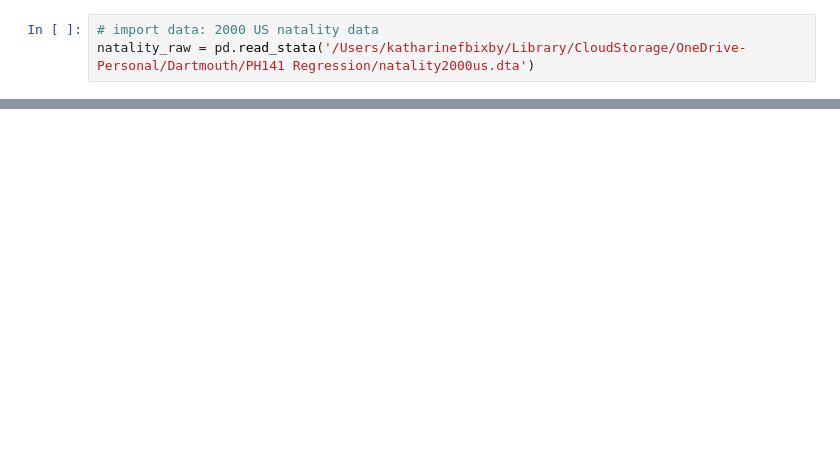
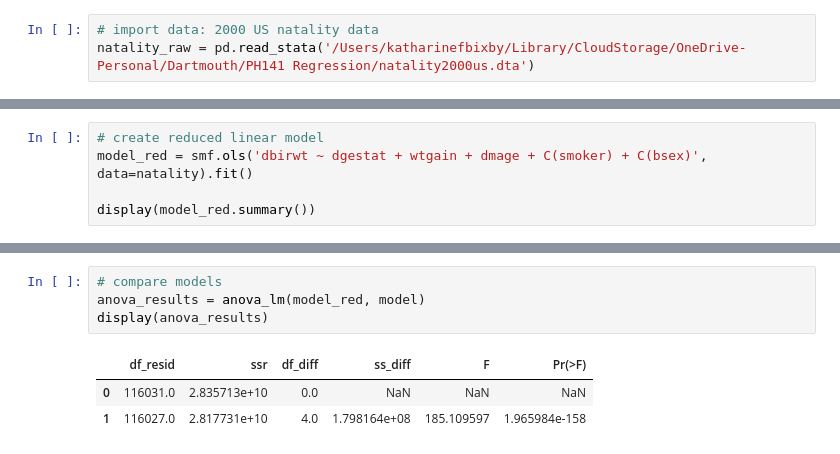
Before and after one commit to k8bixby/Jean, a Jupyter notebook: BirthWeightModel_Multiple.ipynb, the cells around one changed output, grey strips where cells are left out. Saved outputs shown, nothing was run; the diff lists cells and outputs as text; blank space fills up the shorter version.

```diff
--- a/BirthWeightModel_Multiple.ipynb
+++ b/BirthWeightModel_Multiple.ipynb
@@ -139,0 +146,5 @@ Notes:
+# %%
+# create reduced linear model
+model_red = smf.ols('dbirwt ~ dgestat + wtgain + dmage + C(smoker) + C(bsex)', data=natality).fit()
+
+display(model_red.summary())
@@ -140,3 +175,11 @@ Notes:
+# %%
+# compare models
+anova_results = anova_lm(model_red, model)
+display(anova_results)
+# %% [output]
+|  | df_resid | ssr | df_diff | ss_diff | F | Pr(>F) |
+| 0 | 116031.0 | 2.835713e+10 | 0.0 | NaN | NaN | NaN |
+| 1 | 116027.0 | 2.817731e+10 | 4.0 | 1.798164e+08 | 185.109597 | 1.965984e-158 |
 # %%
 # call residulals from model
 residuals = model.resid
```
Also changed, not shown: parts of 12 cells of this notebook.
